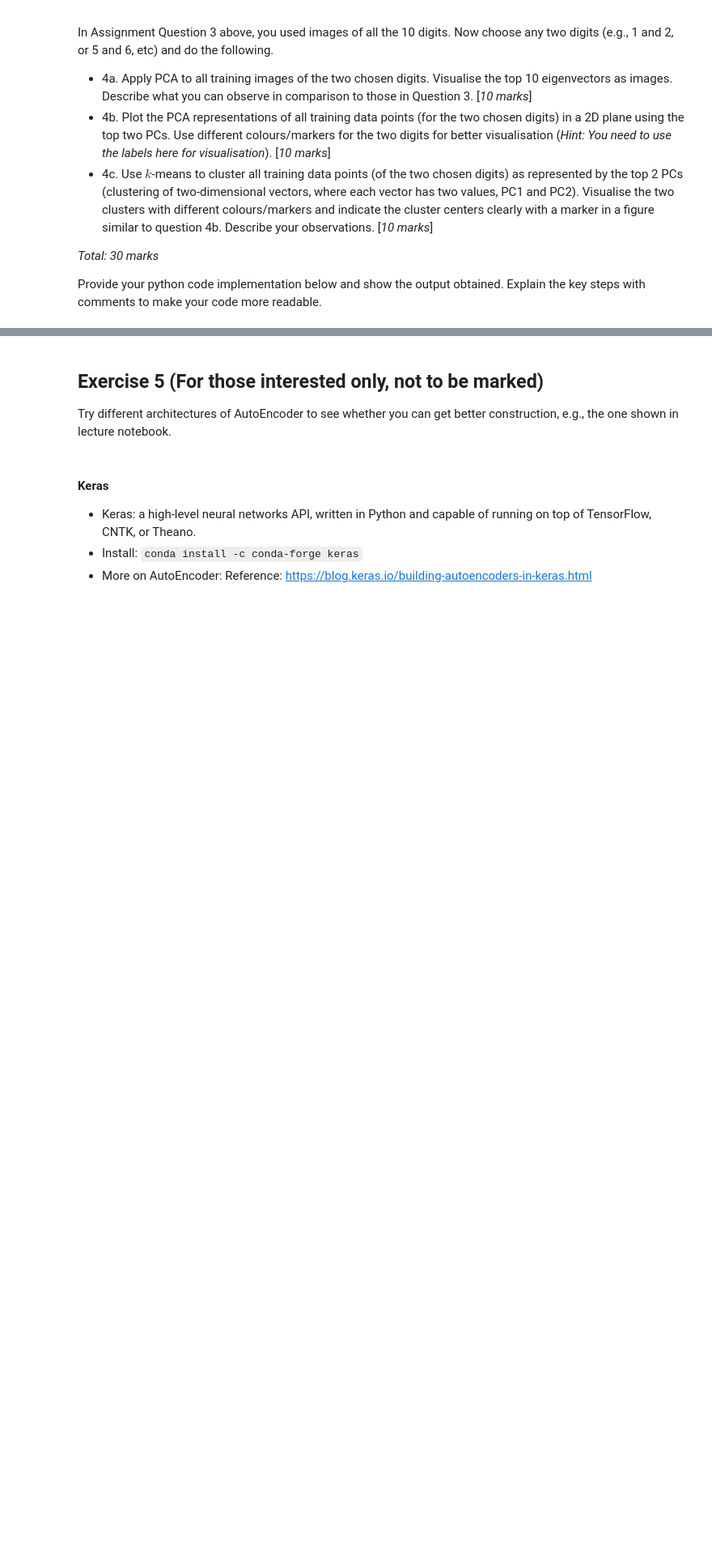
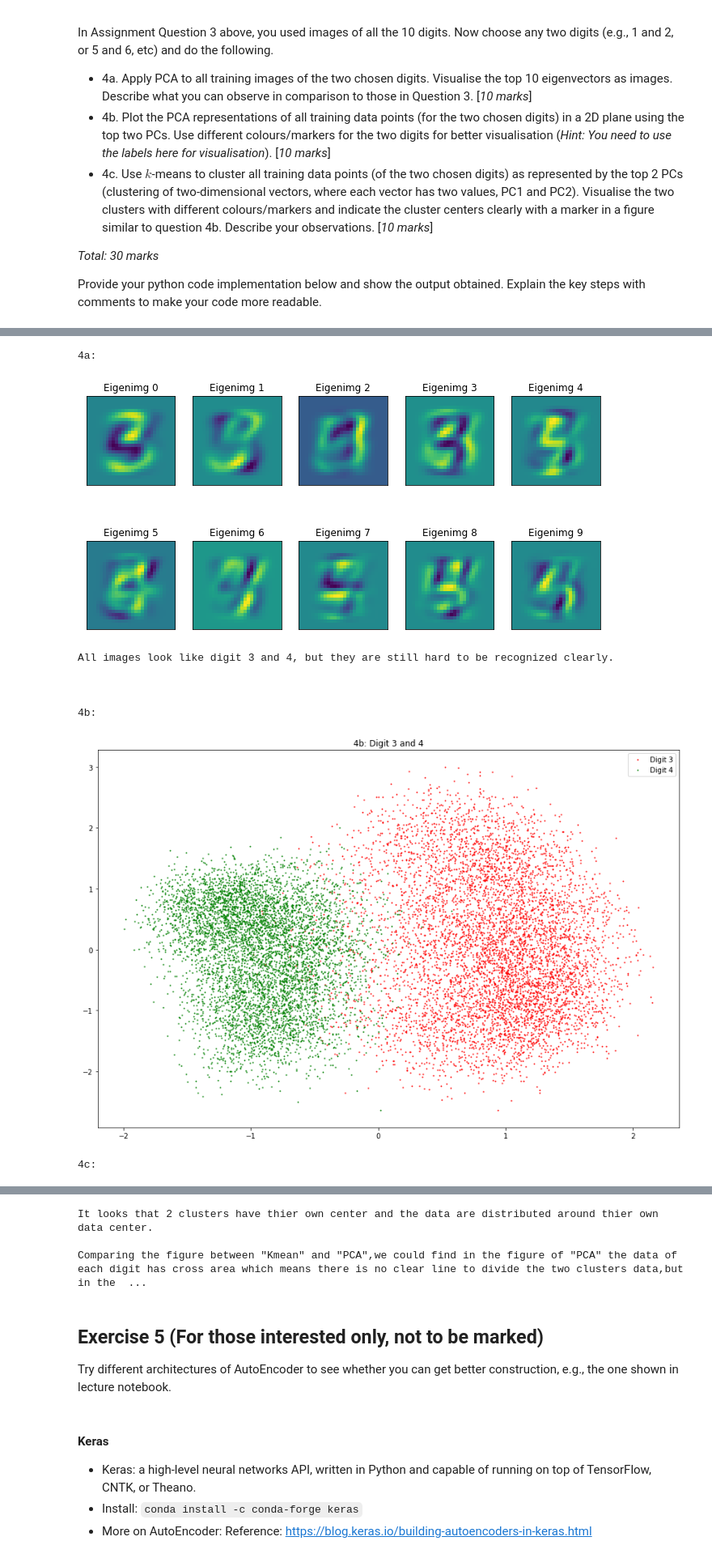
Before and after one commit to Yang-Xavier/ML-Labsession, a Jupyter notebook: week7/lab_session_week7.ipynb, the cells around one changed output, grey strips where cells are left out. Shown at 81% size. Saved outputs shown, nothing was run; the diff lists cells and outputs as text; code cells hidden in the pictures; blank space fills up the shorter version.

```diff
--- a/week7/lab_session_week7.ipynb
+++ b/week7/lab_session_week7.ipynb
@@ -766,0 +833,67 @@ You should consider upgrading via the 'pip install --upgrade pip' command.
+# %%
+# Your code with comments and output
+# 4a
+print("4a: ")
+digits_chosen = [3,4]
+chosen_= np.array([np.where(y_train_mnist == _)[0] for _ in digits_chosen])
+chosen_index = np.append(chosen_[0],chosen_[1])
+y_train_chosen = y_train_mnist[chosen_index]
+x_train_chosen = X_train[chosen_index]
+n_components = 10
+pca4_10 = PCA(n_components=n_components, svd_solver='randomized',
+          whiten=True).fit(x_train_chosen)
+eigenvectors = pca4_10.components_.reshape(n_components,h_, w_)
+titles4 = ['Eigenimg %d' %i for i in range(10)]
+plot_gallery_my(eigenvectors, titles4, h_, w_)
+plt.pause(0.5)
+print("All images look like digit 3 and 4, but they are still hard to be recognized clearly.")
+print("\n\n")
+
+# 4b
+print('4b:')
+n_components = 2
+pca4_2 = PCA(n_components=n_components, svd_solver='randomized',
+          whiten=True).fit(x_train_chosen)
+x_train_chosen_new = pca4_2.transform(x_train_chosen)
+digit1 = x_train_chosen_new[0:chosen_[0].shape[0]]
+digit2 = x_train_chosen_new[chosen_[0].shape[0]:]
+plt.figure(figsize=(15,10))
+plt.plot(digit1[:,0],digit1[:,1],'ro', label = "Digit %d" % digits_chosen[0], markersize=1)
+plt.plot(digit2[:,0],digit2[:,1],'go', label = "Digit %d" % digits_chosen[1], markersize=1)
+plt.title(str("4b: Digit %d and %d"% (digits_chosen[0],digits_chosen[1])))
+plt.legend()
+plt.show()
+plt.pause(0.5)
+print("\n\n")
+
+# 4c
+print("4c:")
+y_Kmean = KMeans(n_clusters=2, random_state=random_state).fit(x_train_chosen_new)
+y_label= {}
+y_label[0] = np.where(y_Kmean.labels_==0)
+y_label[1] = np.where(y_Kmean.labels_==1)
+center = y_Kmean.cluster_centers_
+digit1_ = x_train_chosen_new[y_label[1]]
+digit2_ = x_train_chosen_new[y_label[0]]
+plt.figure(figsize=(15,10))
+plt.plot(digit1_[:,0],digit1_[:,1],'ro', label = "Digit %d" % digits_chosen[1], markersize=1)
+plt.plot(digit2_[:,0],digit2_[:,1],'go', label = "Digit %d" % digits_chosen[0], markersize=1)
+plt.plot(center[0,0],center[0,1], 'bo', label = "Center of Digit %d" % digits_chosen[0],markersize=10)
+plt.plot(center[1,0],center[1,1], 'yo', label = "Center of Digit %d" % digits_chosen[1],markersize=10)
+plt.legend()
+plt.title("Kmean")
+plt.pause(0.5)
+print("It looks that 2 clusters have thier own center and the data are distributed around thier own data center.\n")
+print('Comparing the figure between "Kmean" and "PCA",'  \
+      + 'we could find in the figure of "PCA" the data of each digit has cross area which means there is no clear line to divide the two clusters data,' \
+      + 'but in the in the figure of "Kmean" there is a clear line to divide two cluster.')
+# %% [output]
+4a:
+[figure, added]
+All images look like digit 3 and 4, but they are still hard to be recognized clearly.
+
+
+
+4b:
+[figure, added]
+4c:
@@ -767,3 +901,6 @@ You should consider upgrading via the 'pip install --upgrade pip' command.
+It looks that 2 clusters have thier own center and the data are distributed around thier own data center.
+
+Comparing the figure between "Kmean" and "PCA",we could find in the figure of "PCA" the data of each digit has cross area which means there is no clear line to divide the two clusters data,but in the  ...
 # %% [markdown]
 ## Exercise 5 (For those interested only, not to be marked)
 
```
Also changed, not shown: parts of 10 cells of this notebook.
